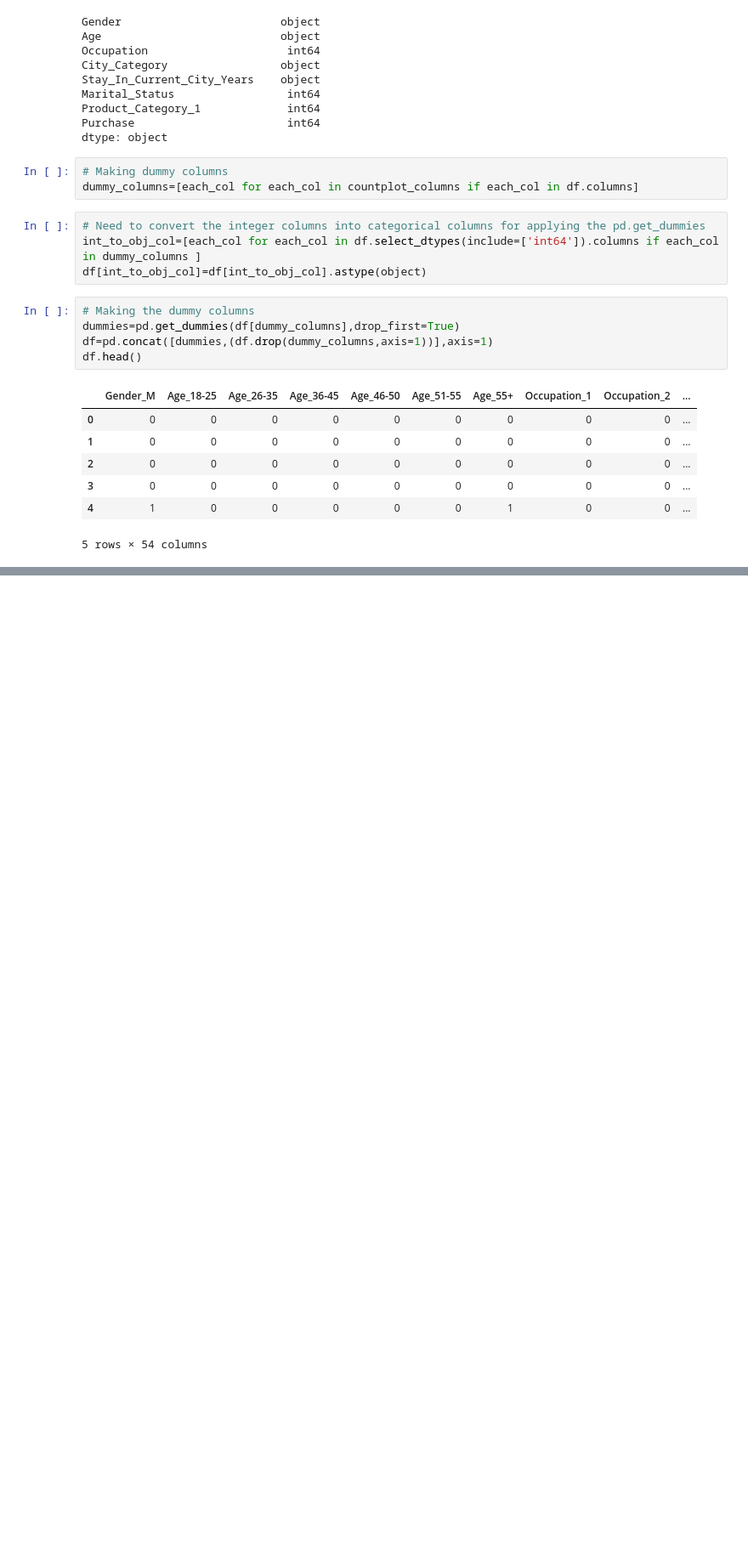
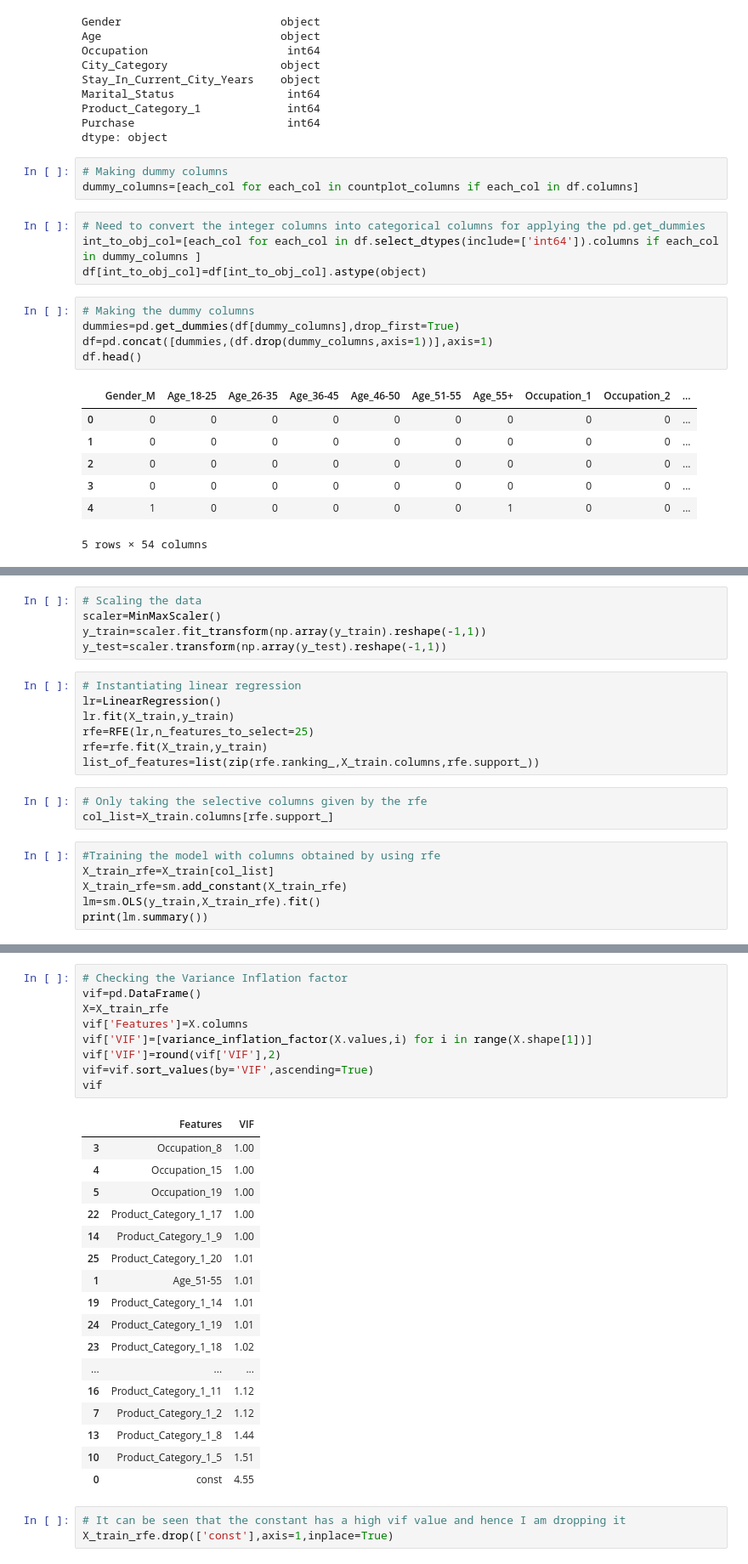
Before and after one commit to 1Anand1/Black_Friday_Sales_Prediction, a Jupyter notebook: black_friday_sales.ipynb, the cells around one changed output, grey strips where cells are left out. Shown: that part at 85% size. Cells and saved outputs as stored; diff of their text form; blank space fills up the shorter version.

```diff
--- a/black_friday_sales.ipynb
+++ b/black_friday_sales.ipynb
@@ -297,0 +340,21 @@ plt.show()
+# %%
+# Scaling the data
+scaler=MinMaxScaler()
+y_train=scaler.fit_transform(np.array(y_train).reshape(-1,1))
+y_test=scaler.transform(np.array(y_test).reshape(-1,1))
+# %%
+# Instantiating linear regression
+lr=LinearRegression()
+lr.fit(X_train,y_train)
+rfe=RFE(lr,n_features_to_select=25)
+rfe=rfe.fit(X_train,y_train)
+list_of_features=list(zip(rfe.ranking_,X_train.columns,rfe.support_))
+# %%
+# Only taking the selective columns given by the rfe
+col_list=X_train.columns[rfe.support_]
+# %%
+#Training the model with columns obtained by using rfe
+X_train_rfe=X_train[col_list]
+X_train_rfe=sm.add_constant(X_train_rfe)
+lm=sm.OLS(y_train,X_train_rfe).fit()
+print(lm.summary())
@@ -297,0 +379,30 @@ plt.show()
+# %%
+# Checking the Variance Inflation factor
+vif=pd.DataFrame()
+X=X_train_rfe
+vif['Features']=X.columns
+vif['VIF']=[variance_inflation_factor(X.values,i) for i in range(X.shape[1])]
+vif['VIF']=round(vif['VIF'],2)
+vif=vif.sort_values(by='VIF',ascending=True)
+vif
+# %% [output]
+|  | Features | VIF |
+| 3 | Occupation_8 | 1.00 |
+| 4 | Occupation_15 | 1.00 |
+| 5 | Occupation_19 | 1.00 |
+| 22 | Product_Category_1_17 | 1.00 |
+| 14 | Product_Category_1_9 | 1.00 |
+| 25 | Product_Category_1_20 | 1.01 |
+| 1 | Age_51-55 | 1.01 |
+| 19 | Product_Category_1_14 | 1.01 |
+| 24 | Product_Category_1_19 | 1.01 |
+| 23 | Product_Category_1_18 | 1.02 |
+| ... | ... | ... |
+| 16 | Product_Category_1_11 | 1.12 |
+| 7 | Product_Category_1_2 | 1.12 |
+| 13 | Product_Category_1_8 | 1.44 |
+| 10 | Product_Category_1_5 | 1.51 |
+| 0 | const | 4.55 |
+# %%
+# It can be seen that the constant has a high vif value and hence I am dropping it
+X_train_rfe.drop(['const'],axis=1,inplace=True)
```
Also changed, not shown: parts of 14 cells of this notebook.
